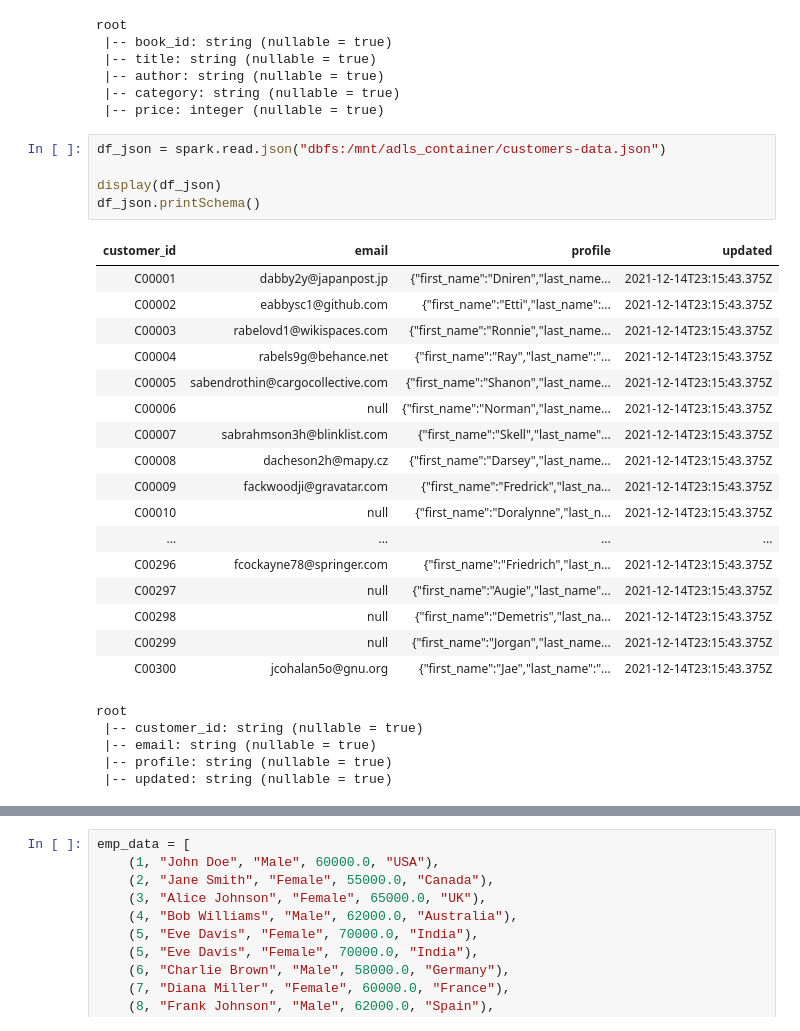
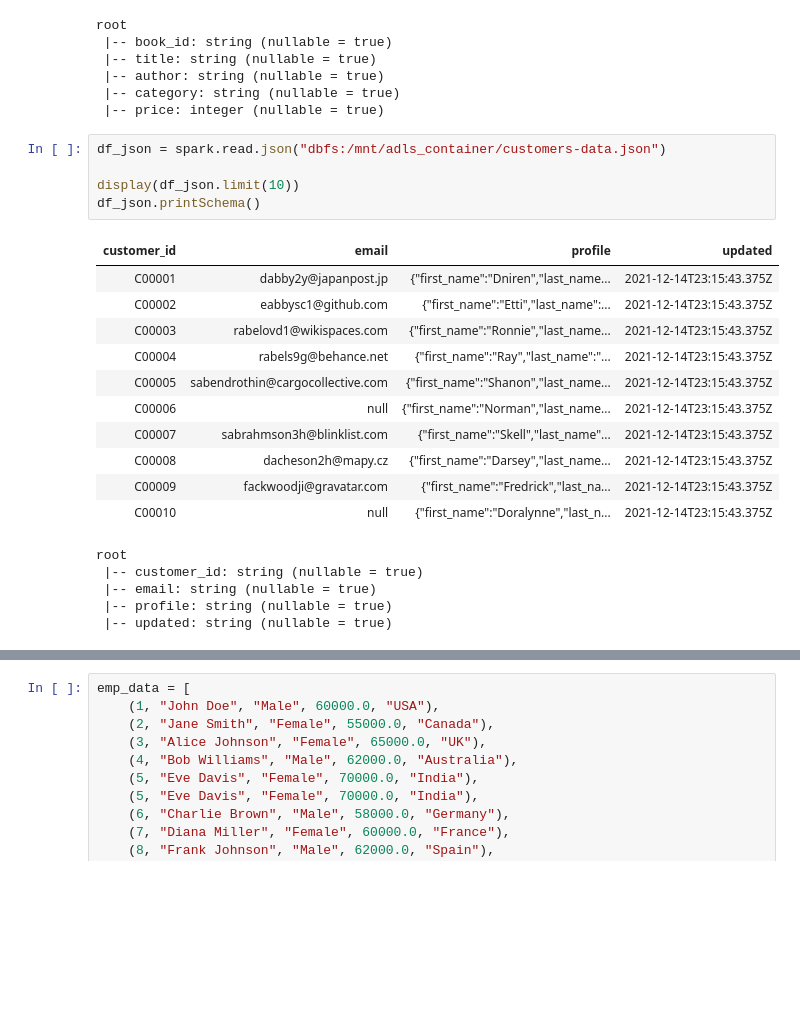
Before and after one commit to saidhuljohny2/Azure-Databricks-Training, a Jupyter notebook: session-wise/1.3 - Dataframes and Operations.ipynb, the cells around one changed output, grey strips where cells are left out. Cells and saved outputs as stored; diff of their text form; blank space fills up the shorter version.

```diff
--- a/session-wise/1.3 - Dataframes and Operations.ipynb
+++ b/session-wise/1.3 - Dataframes and Operations.ipynb
@@ -42,26 +42,20 @@ root
 # %%
 df_json = spark.read.json("dbfs:/mnt/adls_container/customers-data.json")
 
-display(df_json)
+display(df_json.limit(10))
 df_json.printSchema()
 # %% [output]
 | customer_id | email | profile | updated |
 | C00001 | dabby2y@japanpost.jp | {"first_name":"Dniren","last_name... | 2021-12-14T23:15:43.375Z |
 | C00002 | eabbysc1@github.com | {"first_name":"Etti","last_name":... | 2021-12-14T23:15:43.375Z |
 | C00003 | rabelovd1@wikispaces.com | {"first_name":"Ronnie","last_name... | 2021-12-14T23:15:43.375Z |
 | C00004 | rabels9g@behance.net | {"first_name":"Ray","last_name":"... | 2021-12-14T23:15:43.375Z |
 | C00005 | sabendrothin@cargocollective.com | {"first_name":"Shanon","last_name... | 2021-12-14T23:15:43.375Z |
 | C00006 | null | {"first_name":"Norman","last_name... | 2021-12-14T23:15:43.375Z |
 | C00007 | sabrahmson3h@blinklist.com | {"first_name":"Skell","last_name"... | 2021-12-14T23:15:43.375Z |
 | C00008 | dacheson2h@mapy.cz | {"first_name":"Darsey","last_name... | 2021-12-14T23:15:43.375Z |
 | C00009 | fackwoodji@gravatar.com | {"first_name":"Fredrick","last_na... | 2021-12-14T23:15:43.375Z |
 | C00010 | null | {"first_name":"Doralynne","last_n... | 2021-12-14T23:15:43.375Z |
-| ... | ... | ... | ... |
-| C00296 | fcockayne78@springer.com | {"first_name":"Friedrich","last_n... | 2021-12-14T23:15:43.375Z |
-| C00297 | null | {"first_name":"Augie","last_name"... | 2021-12-14T23:15:43.375Z |
-| C00298 | null | {"first_name":"Demetris","last_na... | 2021-12-14T23:15:43.375Z |
-| C00299 | null | {"first_name":"Jorgan","last_name... | 2021-12-14T23:15:43.375Z |
-| C00300 | jcohalan5o@gnu.org | {"first_name":"Jae","last_name":"... | 2021-12-14T23:15:43.375Z |
 root
  |-- customer_id: string (nullable = true)
  |-- email: string (nullable = true)
```
Also changed, not shown: parts of 4 cells of this notebook.
